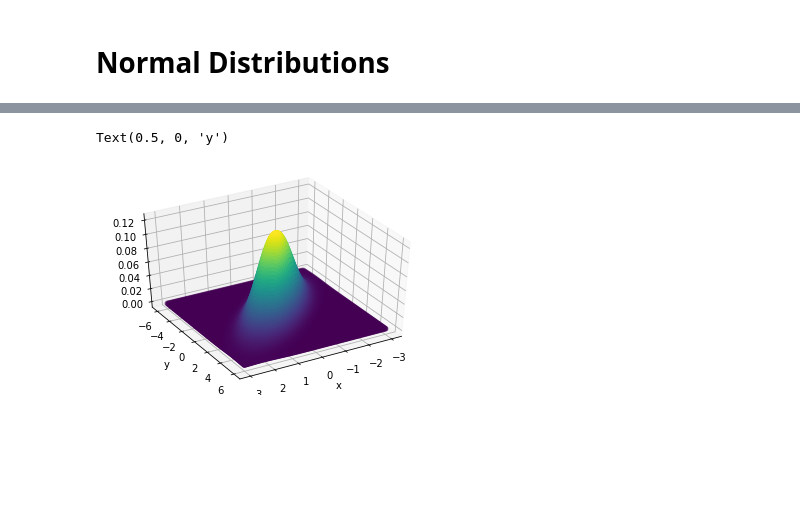
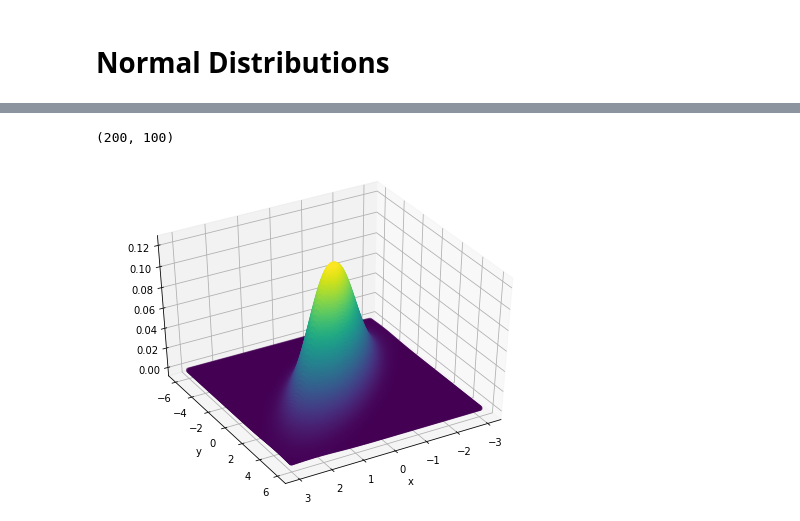
Before and after one commit to JCatwood/GPRTutorial, a Jupyter notebook: python-notebook/GPR-TAMIDS-2022S.ipynb, the cells around one changed output, grey strips where cells are left out. Saved outputs shown, nothing was run; the diff lists cells and outputs as text; code cells hidden in the pictures; blank space fills up the shorter version.

```diff
--- a/python-notebook/GPR-TAMIDS-2022S.ipynb
+++ b/python-notebook/GPR-TAMIDS-2022S.ipynb
@@ -30,15 +34,17 @@ Density of a bivariate normal distribution.
 # %%
 x = np.linspace(-3*1, 3*1, num=100)
-y = np.linspace(-3*2, 3*2, num=100)
+y = np.linspace(-3*2, 3*2, num=200)
 X, Y = np.meshgrid(x, y, indexing='xy')
 covM = np.array([[1, 1.5], [1.5, 4]])
 distMVN = multivariate_normal(cov=covM)
 Z = distMVN.pdf(np.dstack((X, Y)))
+plt.figure(figsize=(8, 6))
 ax = plt.axes(projection="3d")
-ax.scatter3D(X, Y, Z, c=Z, cmap = 'viridis')
+ax.scatter3D(X, Y, Z, c = Z, cmap = 'viridis')
 ax.view_init(40, 60)
 plt.xlabel("x")
 plt.ylabel("y")
+Z.shape
 # %% [output]
-Text(0.5, 0, 'y')
+(200, 100)
-[figure, old version]
+[figure, new version]
```
Also changed, not shown: parts of 13 cells of this notebook.
